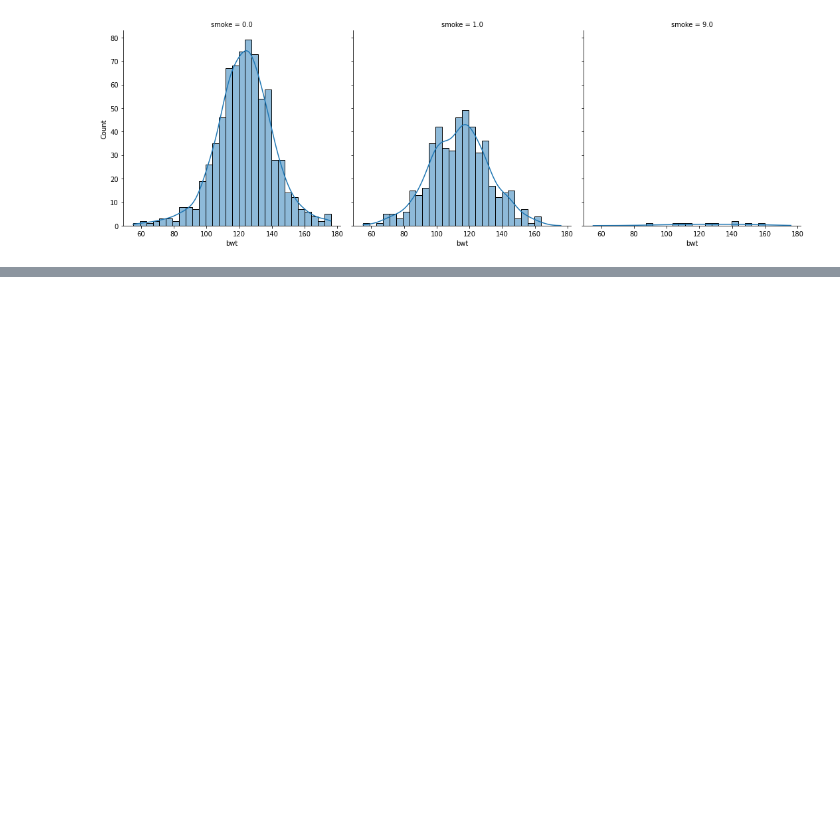
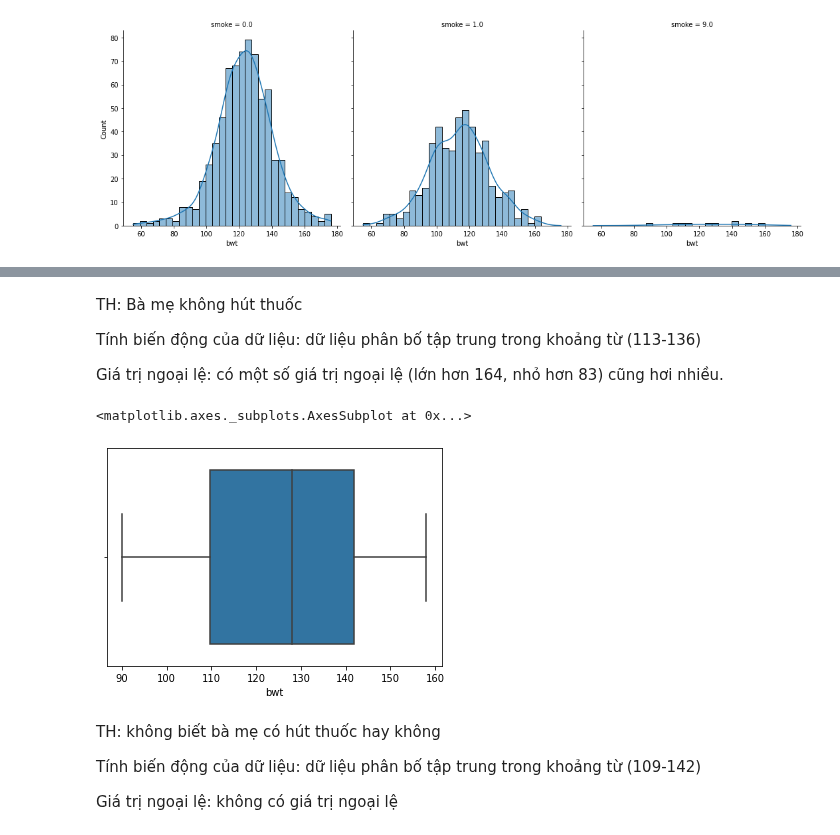
Before and after one commit to trinhvanypro1/-DataAnalystDeepLearning, a Jupyter notebook: Lab5.ipynb, the cells around one changed output, grey strips where cells are left out. Cells and saved outputs as stored; diff of their text form; code cells hidden in the pictures; blank space fills up the shorter version.

```diff
--- a/Lab5.ipynb
+++ b/Lab5.ipynb
@@ -102,5 +104,5 @@ nosmoke=babies[babies['smoke']==0]
 # %%
-unknown=babies[babies['smoke']==9]
+unknown=babies.loc[babies['smoke']==9]
 # %% [markdown]
 Tạo hàm tính Q1,Q2,Q3:
 # %%
@@ -176,0 +246,17 @@ sns.displot(babies,x='bwt',col='smoke',kde=True)
+# %% [markdown]
+TH: Bà mẹ không hút thuốc
+
+Tính biến động của dữ liệu: dữ liệu phân bố tập trung trong khoảng từ (113-136)
+
+Giá trị ngoại lệ: có một số giá trị ngoại lệ (lớn hơn 164, nhỏ hơn 83) cũng hơi nhiều.
+# %%
+sns.boxplot(x='bwt',data=unknown)
+# %% [output]
+<matplotlib.axes._subplots.AxesSubplot at 0x...>
+[figure, added]
+# %% [markdown]
+TH: không biết bà mẹ có hút thuốc hay không
+
+Tính biến động của dữ liệu: dữ liệu phân bố tập trung trong khoảng từ (109-142)
+
+Giá trị ngoại lệ: không có giá trị ngoại lệ
```
Also changed, not shown: parts of 16 cells of this notebook.
